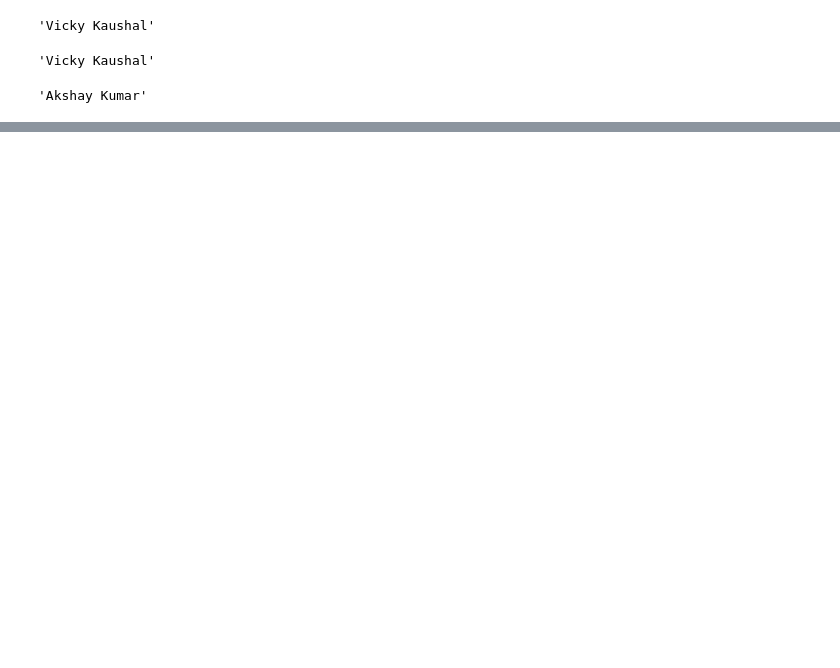
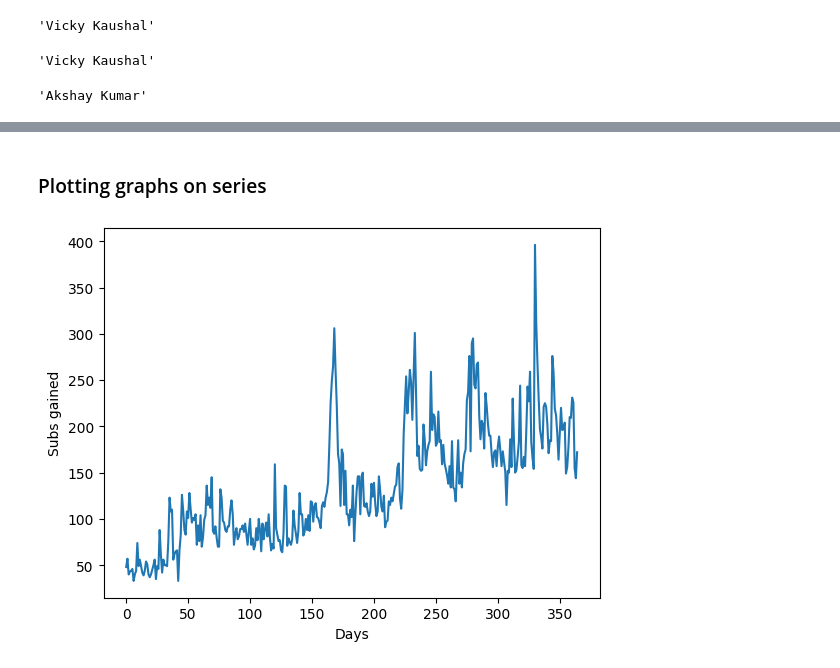
Before and after one commit to InfinityxR9/Python, a Jupyter notebook: ML/pandas.ipynb, the cells around one changed output, grey strips where cells are left out. Cells and saved outputs as stored; diff of their text form; code cells hidden in the pictures; blank space fills up the shorter version.

Commit message:
Pandas series completed

```diff
--- a/ML/pandas.ipynb
+++ b/ML/pandas.ipynb
@@ -393,0 +508,9 @@ b_movies.iloc[-1]       # negative indexing works with iloc[]
+# %% [markdown]
+### Plotting graphs on series
+# %%
+subs.plot()     # ### pandas.plot() not plt.plot()
+plt.xlabel("Days")
+plt.ylabel("Subs gained")
+plt.show()
+# %% [output]
+[figure, added]
```
Also changed, not shown: parts of 34 cells of this notebook.
